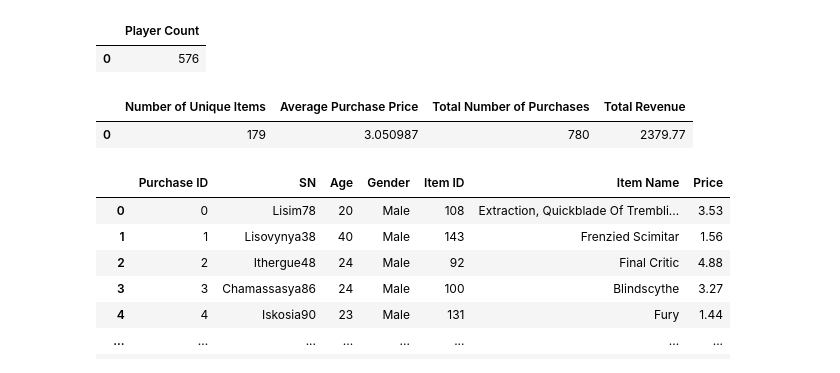
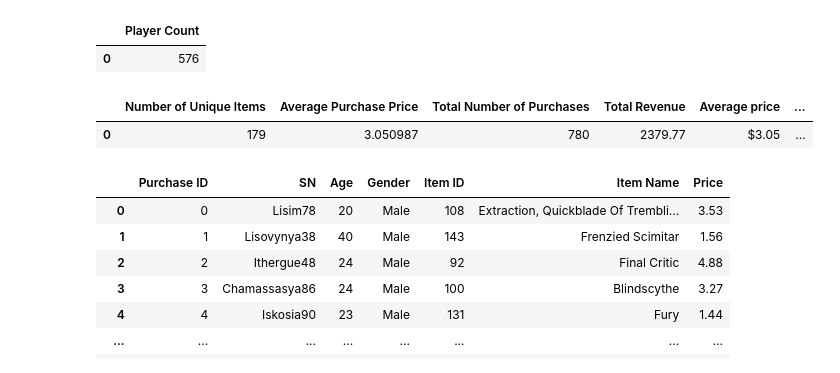
Before and after one commit to jocelyn4112/pandas-challenge, a Jupyter notebook: MainHouse.ipynb, the cells around one changed output. Cells and saved outputs as stored; diff of their text form; code cells hidden in the pictures.

```diff
--- a/MainHouse.ipynb
+++ b/MainHouse.ipynb
@@ -28,24 +28,28 @@ num_players_df
 # %%
 #Purchasing Analysis (Total)
 
 #Un Items
 unique_items = len(purchase_df["Item Name"].unique())
 #Avg Price
 Avg_Price = purchase_df['Price'].mean()
 #Total Numberof purchases
 Num_Purchases = len(purchase_df['Purchase ID'])
 #Total Revenue
 Total_Revenue = sum(purchase_df['Price'])
 
 purchasing_analysis_df = pd.DataFrame({"Number of Unique Items":[unique_items],
                             "Average Purchase Price":[Avg_Price],
                             "Total Number of Purchases":[Num_Purchases],
-                            "Total Revenue": [Total_Revenue]
-                            })
+                           "Total Revenue": [Total_Revenue]
+                                      })
+
+#purchasing_analysis_df["Average price"] = purchasing_analysis_df["Average Purchase Price"].map("${:.2f}".format)
+purchasing_analysis_df["Average price"] = purchasing_analysis_df["Average Purchase Price"].map("${:.2f}".format)
+purchasing_analysis_df["Total revenue"] = purchasing_analysis_df["Total Revenue"].map("${:.2f}".format)
 purchasing_analysis_df
 # %% [output]
-|  | Number of Unique Items | Average Purchase Price | Total Number of Purchases | Total Revenue |
-| 0 | 179 | 3.050987 | 780 | 2379.77 |
+|  | Number of Unique Items | Average Purchase Price | Total Number of Purchases | Total Revenue | Average price | ... |
+| 0 | 179 | 3.050987 | 780 | 2379.77 | $3.05 | ... |
 # %%
 
 purchase_df = purchase_df.drop_duplicates()
```
Also changed, not shown: parts of 11 cells of this notebook.
